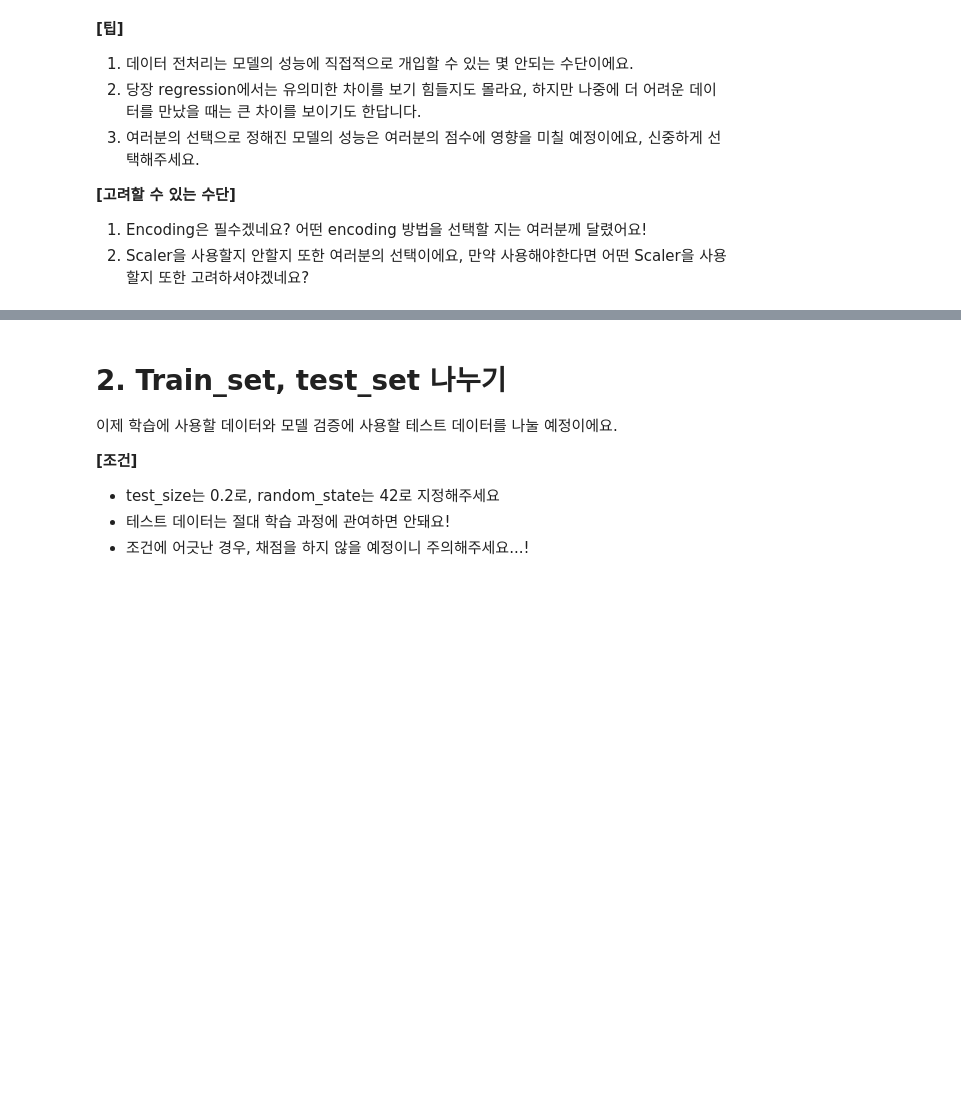
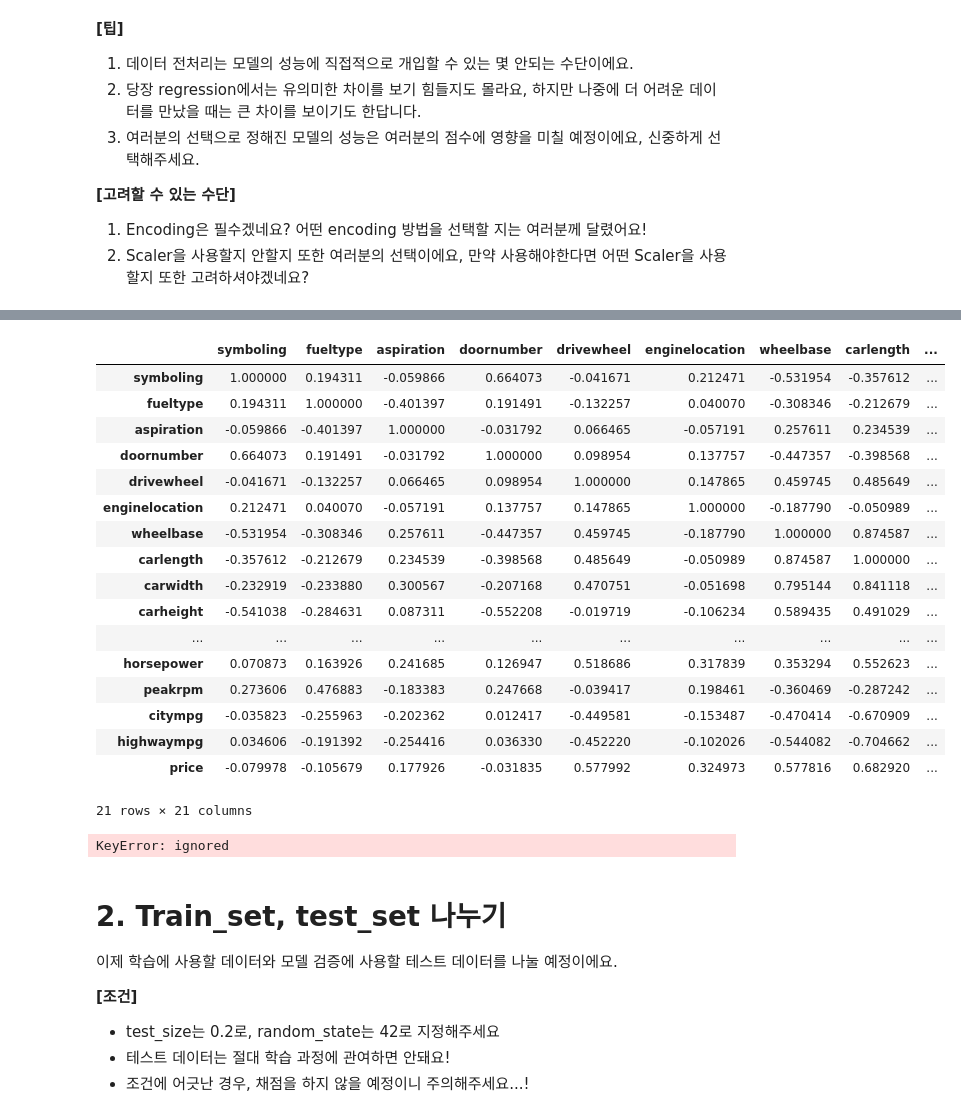
Before and after one commit to DogbakDaily/DAP_2022, a Jupyter notebook: Lecture8.ipynb, the cells around one changed output, grey strips where cells are left out. Saved outputs shown, nothing was run; the diff lists cells and outputs as text; code cells hidden in the pictures; blank space fills up the shorter version.

```diff
--- a/Lecture8.ipynb
+++ b/Lecture8.ipynb
@@ -181,12 +193,12 @@ Data를 원하는 방법으로 전처리하세요.
 2. Scaler을 사용할지 안할지 또한 여러분의 선택이에요, 만약 사용해야한다면 어떤 Scaler을 사용할지 또한 고려하셔야겠네요?
 # %%
 ## 원하는 방법으로 데이터를 전처리하세요 ##
+two_value_columns = ['fueltype', 'aspiration', 'doornumber', 'drivewheel', 'enginelocation']
 from sklearn.preprocessing import LabelEncoder
-for column in df_price.select_dtypes(exclude='number'):
+for column in two_value_columns:
   df_price[column] = LabelEncoder().fit_transform(df_price[column])
-df_scaling = df_price.loc[:, ['drivewheel', 'wheelbase', 'carlength', 'carwidth', 'enginesize', 'fuelsystem', 'boreratio', 'horsepower', 'citympg', 'highwaympg', 'price']]
-
-from sklearn.preprocessing import RobustScaler
-
-scaler = RobustScaler()
-df_scaling = pd.DataFrame(scaler.fit_transform(df_scaling), columns = df_scaling.columns)
+values_columns = 'cylindernumber'
+# %%
+from sklearn.preprocessing import OrdinalEncoder
+enc = OrdinalEncoder(categories=[['two', 'three', 'four', 'five', 'six', 'eight', 'twelve']])
+df_price[['cylindernumber']] = enc.fit_transform(df_price[['cylindernumber']])
@@ -193,2 +222,23 @@ df_scaling = pd.DataFrame(scaler.fit_transform(df_scaling), columns = df_scaling
+# %%
+df_price.corr()
+# %% [output]
+|  | symboling | fueltype | aspiration | doornumber | drivewheel | enginelocation | wheelbase | carlength | ... |
+| symboling | 1.000000 | 0.194311 | -0.059866 | 0.664073 | -0.041671 | 0.212471 | -0.531954 | -0.357612 | ... |
+| fueltype | 0.194311 | 1.000000 | -0.401397 | 0.191491 | -0.132257 | 0.040070 | -0.308346 | -0.212679 | ... |
+| aspiration | -0.059866 | -0.401397 | 1.000000 | -0.031792 | 0.066465 | -0.057191 | 0.257611 | 0.234539 | ... |
+| doornumber | 0.664073 | 0.191491 | -0.031792 | 1.000000 | 0.098954 | 0.137757 | -0.447357 | -0.398568 | ... |
+| drivewheel | -0.041671 | -0.132257 | 0.066465 | 0.098954 | 1.000000 | 0.147865 | 0.459745 | 0.485649 | ... |
+| enginelocation | 0.212471 | 0.040070 | -0.057191 | 0.137757 | 0.147865 | 1.000000 | -0.187790 | -0.050989 | ... |
+| wheelbase | -0.531954 | -0.308346 | 0.257611 | -0.447357 | 0.459745 | -0.187790 | 1.000000 | 0.874587 | ... |
+| carlength | -0.357612 | -0.212679 | 0.234539 | -0.398568 | 0.485649 | -0.050989 | 0.874587 | 1.000000 | ... |
+| carwidth | -0.232919 | -0.233880 | 0.300567 | -0.207168 | 0.470751 | -0.051698 | 0.795144 | 0.841118 | ... |
+| carheight | -0.541038 | -0.284631 | 0.087311 | -0.552208 | -0.019719 | -0.106234 | 0.589435 | 0.491029 | ... |
+| ... | ... | ... | ... | ... | ... | ... | ... | ... | ... |
+| horsepower | 0.070873 | 0.163926 | 0.241685 | 0.126947 | 0.518686 | 0.317839 | 0.353294 | 0.552623 | ... |
+| peakrpm | 0.273606 | 0.476883 | -0.183383 | 0.247668 | -0.039417 | 0.198461 | -0.360469 | -0.287242 | ... |
+| citympg | -0.035823 | -0.255963 | -0.202362 | 0.012417 | -0.449581 | -0.153487 | -0.470414 | -0.670909 | ... |
+| highwaympg | 0.034606 | -0.191392 | -0.254416 | 0.036330 | -0.452220 | -0.102026 | -0.544082 | -0.704662 | ... |
+| price | -0.079978 | -0.105679 | 0.177926 | -0.031835 | 0.577992 | 0.324973 | 0.577816 | 0.682920 | ... |
+21 rows × 21 columns
 # %%
 ## X, y split ##
@@ -198,3 +253,7 @@ y = df_scaling['price']
+# %%
+X.drop(columns= ['symboling', 'compressionratio', 'carlength', 'curbweight'], inplace=True)
+# %% [output]
+KeyError: ignored
 # %% [markdown]
 # 2. Train_set, test_set 나누기
 이제 학습에 사용할 데이터와 모델 검증에 사용할 테스트 데이터를 나눌 예정이에요.
```
Also changed, not shown: parts of 10 cells of this notebook.
